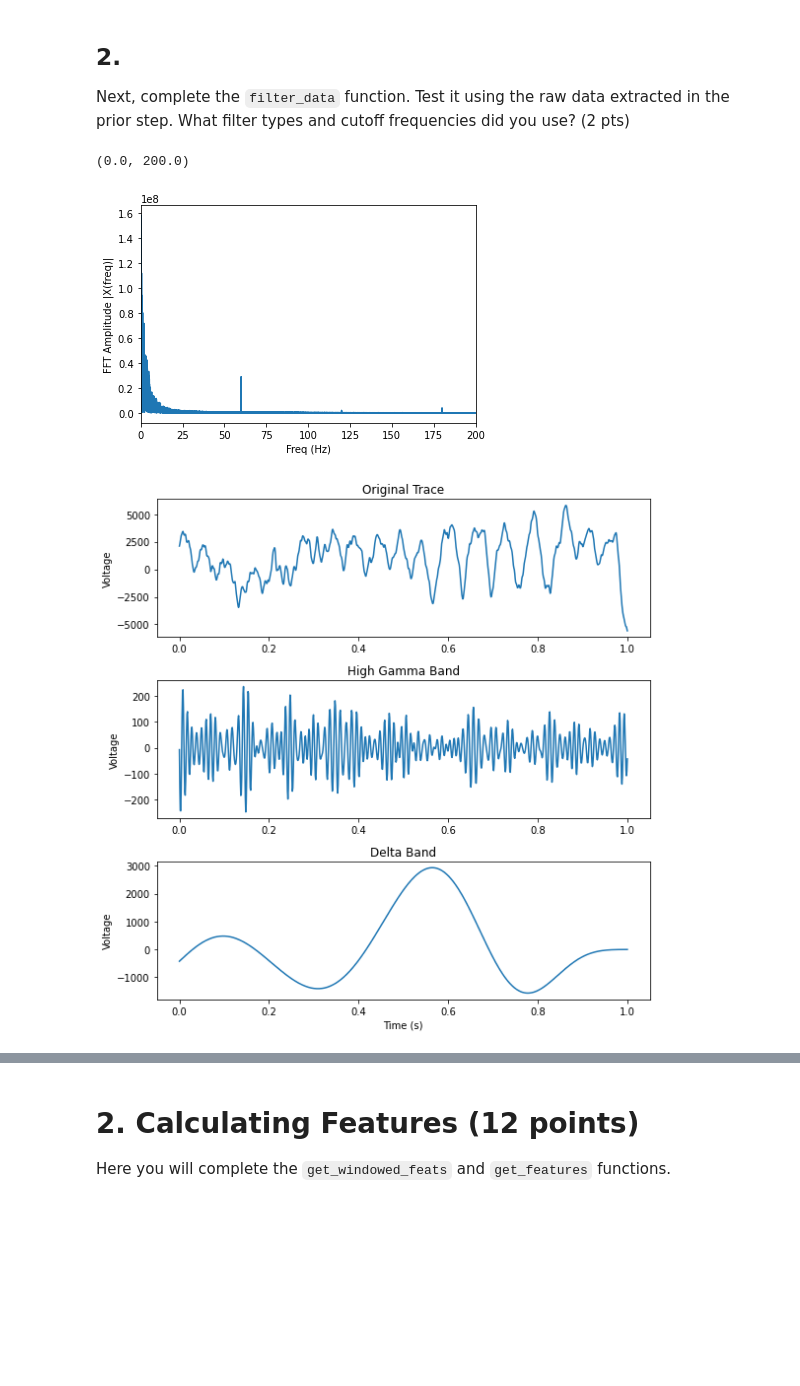
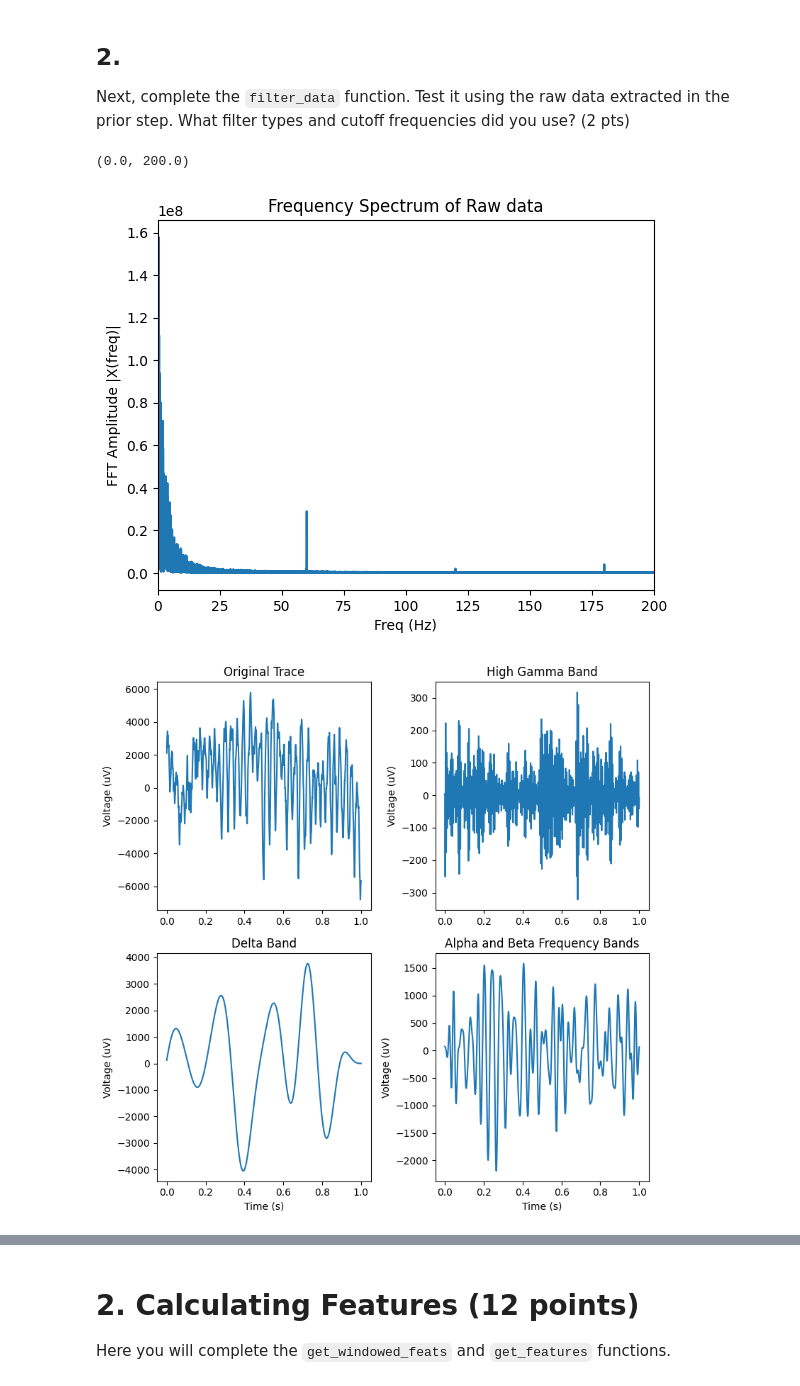
Before and after one commit to rotom303/Final_Project, a Jupyter notebook: AakashJajoo_Final_Project_Part_1.ipynb, the cells around one changed output, grey strips where cells are left out. Saved outputs shown, nothing was run; the diff lists cells and outputs as text; code cells hidden in the pictures; blank space fills up the shorter version.

```diff
--- a/AakashJajoo_Final_Project_Part_1.ipynb
+++ b/AakashJajoo_Final_Project_Part_1.ipynb
@@ -198,20 +198,21 @@ Next, complete the `filter_data` function. Test it using the raw data extracted
 # %%
 #plot fft of the raw signal
 
 from numpy.fft import fft, ifft
 
 raw_ecog=proj_data['ecog'][1][:, 5] # Patient 2, channel 5
 
 X = fft(raw_ecog)
 N = len(X)
 n = np.arange(N)
 T = N/1000 #sampling rate=1000
 freq = n/T
 
 plt.plot(freq, np.abs(X))
 plt.xlabel('Freq (Hz)')
 plt.ylabel('FFT Amplitude |X(freq)|')
+plt.title("Frequency Spectrum of Raw data")
 plt.xlim(0,200)
 # %% [output]
 (0.0, 200.0)
-[figure, old version]
+[figure, new version]
@@ -247,29 +267,37 @@ def filter_data(raw_eeg, fs=1000):
 #Your code here
 plt.figure(figsize=(8, 8))
 #time stamps
-times = np.linspace(0, 1, 1000)
+times = np.linspace(0, 1, 2000)
 #plot original trace
-plt.subplot(3, 1, 1)
-plt.plot(times, proj_data['ecog'][1][0:1000, 20])
+plt.subplot(2, 2, 1)
+plt.plot(times, proj_data['ecog'][1][0:2000, 20])
 plt.title('Original Trace')
-plt.ylabel('Voltage');
+plt.ylabel('Voltage (uV)');
 
 #plot high gamma filt
-plt.subplot(3, 1, 2)
-cutoffs=[75, 115]
-plt.plot(times, filter_data(proj_data['ecog'][1][0:1000, :])[:, 5])
+plt.subplot(2, 2, 2)
+plt.plot(times, filter_data(proj_data['ecog'][1][0:2000, :], cutoffs=[75, 115])[:, 5])
 plt.title('High Gamma Band')
-plt.ylabel('Voltage');
+plt.ylabel('Voltage (uV)');
 
 #plot delta band
-plt.subplot(3, 1, 3)
+plt.subplot(2, 2, 3)
 cutoffs=[0.5, 3.5]
-plt.plot(times, filter_data(proj_data['ecog'][1][0:1000, :])[:, 5])
+plt.plot(times, filter_data(proj_data['ecog'][1][0:2000, :], cutoffs=[0.5, 3.5])[:, 5])
 plt.title('Delta Band')
-plt.ylabel('Voltage');
+plt.ylabel('Voltage (uV)');
 plt.xlabel('Time (s)');
 
+#plot alpha beta band
+plt.subplot(2, 2, 4)
+cutoffs=[0.5, 3.5]
+plt.plot(times, filter_data(proj_data['ecog'][1][0:2000, :], cutoffs=[8, 30])[:, 5])
+plt.title('Alpha and Beta Frequency Bands')
+plt.ylabel('Voltage (uV)');
+plt.xlabel('Time (s)');
+
+
 plt.tight_layout()
 # %% [output]
-[figure, old version]
+[figure, new version]
 # %% [markdown]
```
Also changed, not shown: parts of 48 cells of this notebook.
